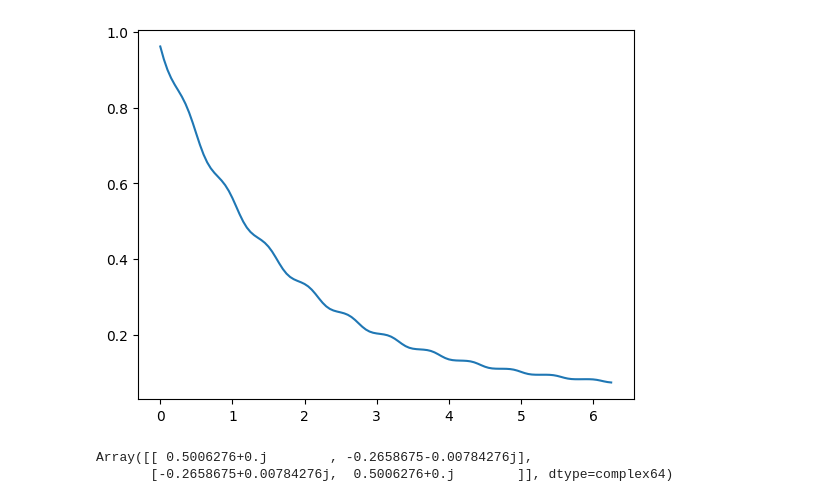
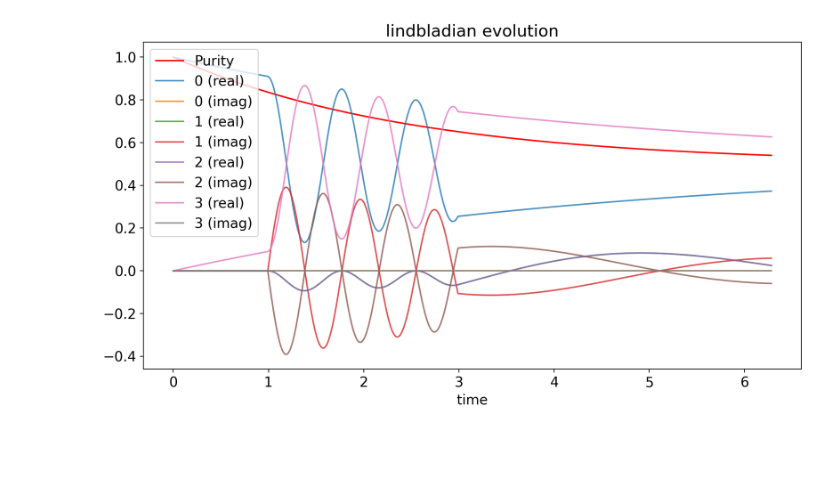
Before and after one commit to vincentvanduong/boucle, a Jupyter notebook: src/notebook1.ipynb, the cells around one changed output. Drawn from its saved outputs; the diff is of its cells as text; code cells hidden in the pictures; blank space fills up the shorter version.

Commit message:
implemented lindblad

```diff
--- a/src/notebook1.ipynb
+++ b/src/notebook1.ipynb
@@ -36,6 +40,6 @@ def lindbladian(rho, hamiltonian, kraus):
 # %%
-def get_coords(matrix, basis):
-    return 0.5*jnp.einsum('ij, aji -> a', matrix, basis)
+def matrix2coords(matrix, basis):
+    return jnp.einsum('ij, aji -> a', matrix, basis)
 
-def get_matrix(coords, basis):
+def coords2matrix(coords, basis):
     return jnp.einsum('a, aij -> ij', coords, basis)
@@ -65,10 +46,16 @@ for idx in range(len(time)):
-# %%
-plt.plot(time, fidelity)
-plt.show()
-# %% [output]
-[figure, removed]
-# %%
-state
-# %% [output]
-Array([[ 0.5006276+0.j        , -0.2658675-0.00784276j],
-       [-0.2658675+0.00784276j,  0.5006276+0.j        ]], dtype=complex64)
+# %%
+def gram_matrix(operator, mu, nu):
+    mapx1 = jax.vmap(lambda mu, nu: operator(mu, nu), in_axes=(0, None), out_axes=0)
+    mapx2 = jax.vmap(lambda mu, nu: mapx1(mu, nu), in_axes=(None, 0), out_axes=1)
+    return mapx2(mu, nu)
+
+
+def lindbladian_coords(hamiltonian, kraus, basis):
+
+    def lindbladian(mu, nu):
+        Lt = -1.j*(hamiltonian @ nu - nu @ hamiltonian)
+        for k in kraus:
+            Lt += k @ (nu @ jnp.conjugate(k.T)) - 0.5*((jnp.conjugate(k.T)@k)@nu + (jnp.conjugate(k.T)@k)@nu)
+        return jnp.trace(mu.T @ Lt)
+
+    return gram_matrix(lindbladian, basis, basis)
@@ -74,0 +93,20 @@ Array([[ 0.5006276+0.j        , -0.2658675-0.00784276j],
+# %%
+# Calculate some stuff
+
+rhos = [coords2matrix(x, basis) for x in rhos_coords]
+purity = [jnp.trace(x @ jnp.conjugate(x.T)) for x in rhos]
+# %%
+# Plot data
+plt.figure(figsize=(12,6))
+plt.plot(times, purity, color="r", alpha=1, label='Purity', zorder=1)
+
+for idx in range(4):
+    plt.plot(times, jnp.real(jnp.asarray(rhos_coords)[:,idx]), alpha=0.8, label='{} (real)'.format(idx), zorder=1)
+    plt.plot(times, jnp.imag(jnp.asarray(rhos_coords)[:,idx]), alpha=0.8, label='{} (imag)'.format(idx), zorder=1)
+
+plt.xlabel('time')
+plt.title('lindbladian evolution')
+plt.legend()
+plt.show()
+# %% [output]
+[figure, added]
```
Also changed, not shown: parts of 5 cells of this notebook.
